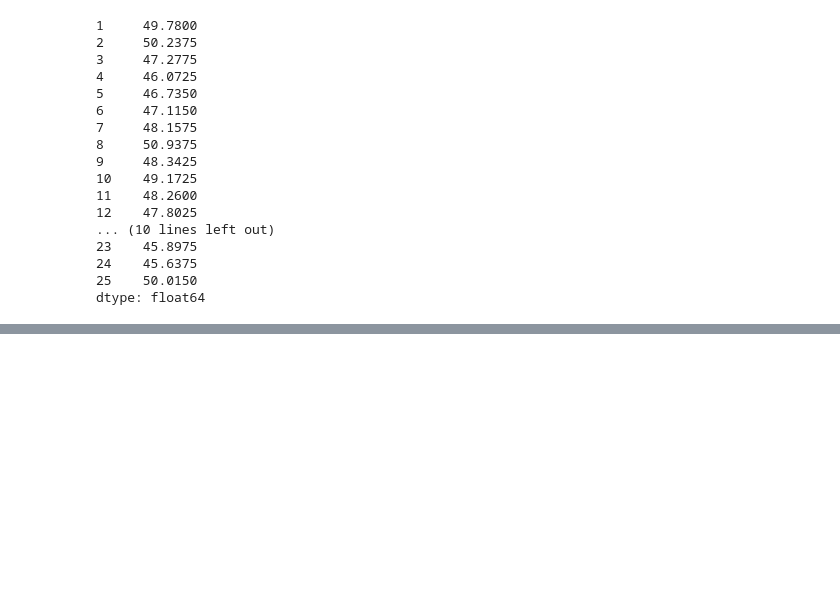
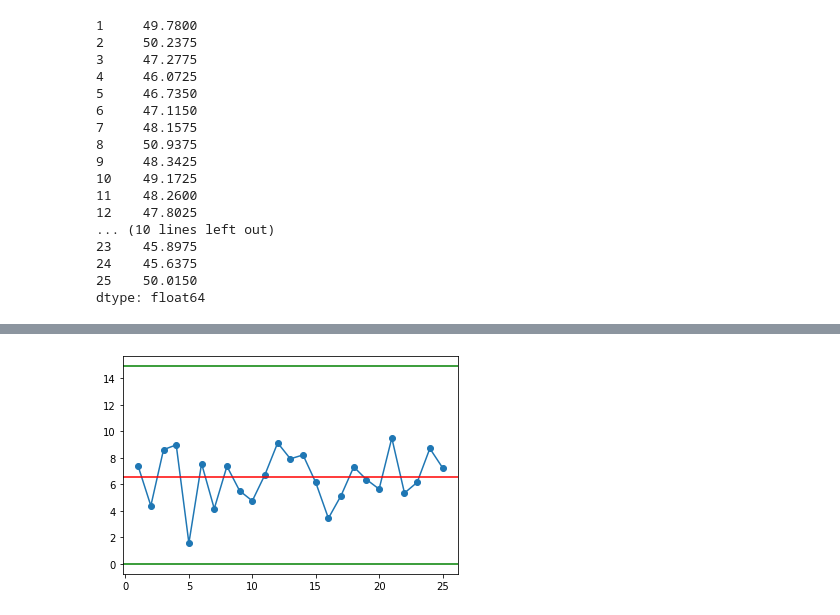
Before and after one commit to semeniuta/ntnu-msuma-python, a Jupyter notebook: smt_2019/2_load_csv_spc_demo.ipynb, the cells around one changed output, grey strips where cells are left out. Saved outputs shown, nothing was run; the diff lists cells and outputs as text; code cells hidden in the pictures; blank space fills up the shorter version.

```diff
--- a/smt_2019/2_load_csv_spc_demo.ipynb
+++ b/smt_2019/2_load_csv_spc_demo.ipynb
@@ -87,0 +131,7 @@ dtype: float64
+# %%
+_ = plt.plot(measurements_df.r, 'o-')
+_ = plt.axhline(r_avg, color='r')
+_ = plt.axhline(UCL_R, color='g')
+_ = plt.axhline(LCL_R, color='g')
+# %% [output]
+[figure, added]
```
Also changed, not shown: parts of 4 cells of this notebook.
